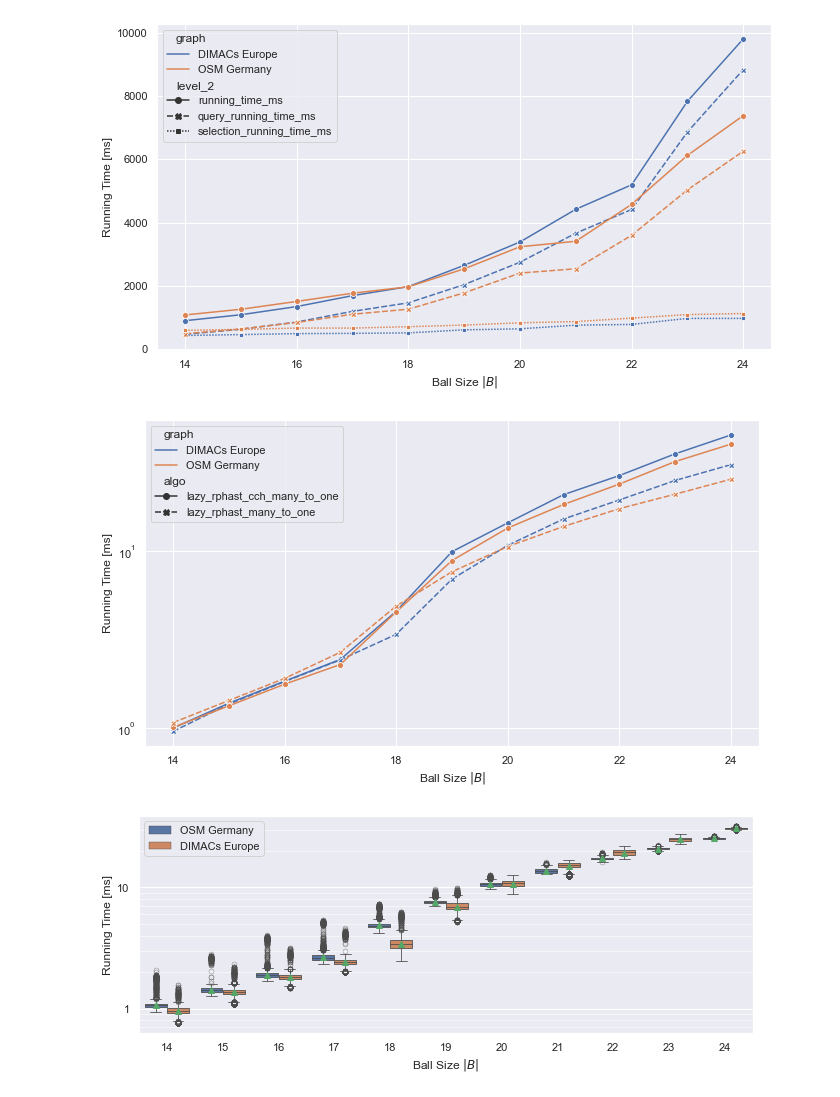
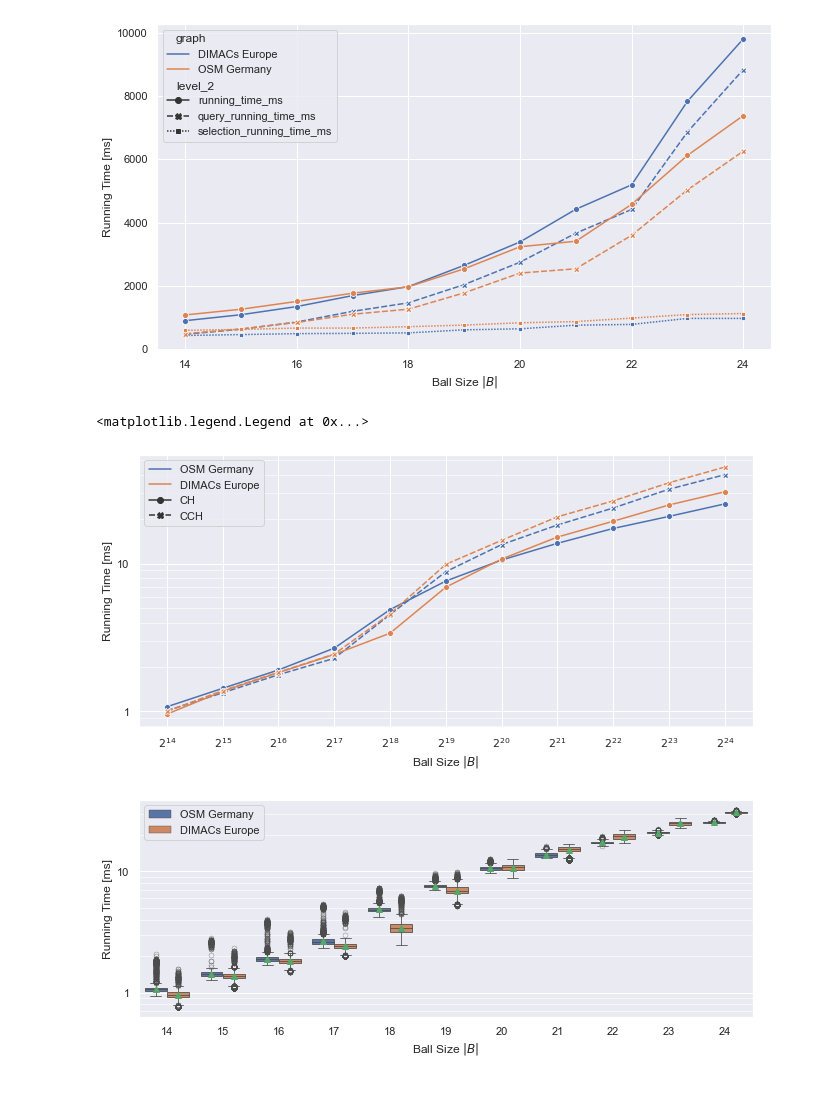
Before and after one commit to kit-algo/ch_potentials, a Jupyter notebook: eval/rphast_comparison.ipynb, the cells around one changed output. Cells and saved outputs as stored; diff of their text form; code cells hidden in the pictures.

Commit message:
remove many-to-many, kNN CCH and alternative routes. Shorten, clean up and improve Lazy RPHAST eval

```diff
--- a/eval/rphast_comparison.ipynb
+++ b/eval/rphast_comparison.ipynb
@@ -80,17 +80,24 @@ g.set_ylabel('Running Time [ms]')
 Text(0, 0.5, 'Running Time [ms]')
 [figure]
 # %%
-plt.figure(figsize=(11,6))
+plt.figure(figsize=(11,5))
 g = sns.lineplot(data=queries
                  .loc[lambda x: x['algo'] != 'lazy_rphast_many_to_many']
                  .loc[lambda x: x['target_set_size_exp'] == 14]
                  .groupby(['ball_size_exp', 'graph', 'algo'])['running_time_ms'].mean()
-                 .reset_index(), x='ball_size_exp', y='running_time_ms', hue='graph', style='algo', markers=True)
+                 .reset_index(), x='ball_size_exp', y='running_time_ms', hue='graph', style='algo', markers=True, ci='sd', hue_order=['OSM Germany', 'DIMACs Europe'], style_order=['lazy_rphast_many_to_one', 'lazy_rphast_cch_many_to_one'])
 g.set_xlabel('Ball Size $|B|$')
 g.set_ylabel('Running Time [ms]')
 g.set_yscale('log')
+g.yaxis.set_major_formatter(mpl.ticker.LogFormatter())
+g.xaxis.set_major_locator(mpl.ticker.MaxNLocator(11))
+g.xaxis.set_major_formatter(mpl.ticker.FuncFormatter(lambda val, pos: f"$2^{{{int(val)}}}$"))
+plt.grid(True, which="minor", linewidth=0.6)
+handles, labels = g.get_legend_handles_labels()
+g.legend(handles[1:3] + handles[4:6], labels[1:3] + ['CH', 'CCH'])
 # %% [output]
+<matplotlib.legend.Legend at 0x...>
-[figure, old version]
+[figure, new version]
 # %%
 plt.figure(figsize=(11,4))
 g = sns.boxplot(data=queries.loc[lambda x: x['algo'] == 'lazy_rphast_many_to_one'].loc[lambda x: x['target_set_size_exp'] == 14], x='ball_size_exp', y='running_time_ms', hue='graph', showmeans=True, linewidth=0.8, flierprops=dict(marker='o', markerfacecolor='none', markeredgewidth=0.3))
```
Also changed, not shown: 7 other files.
